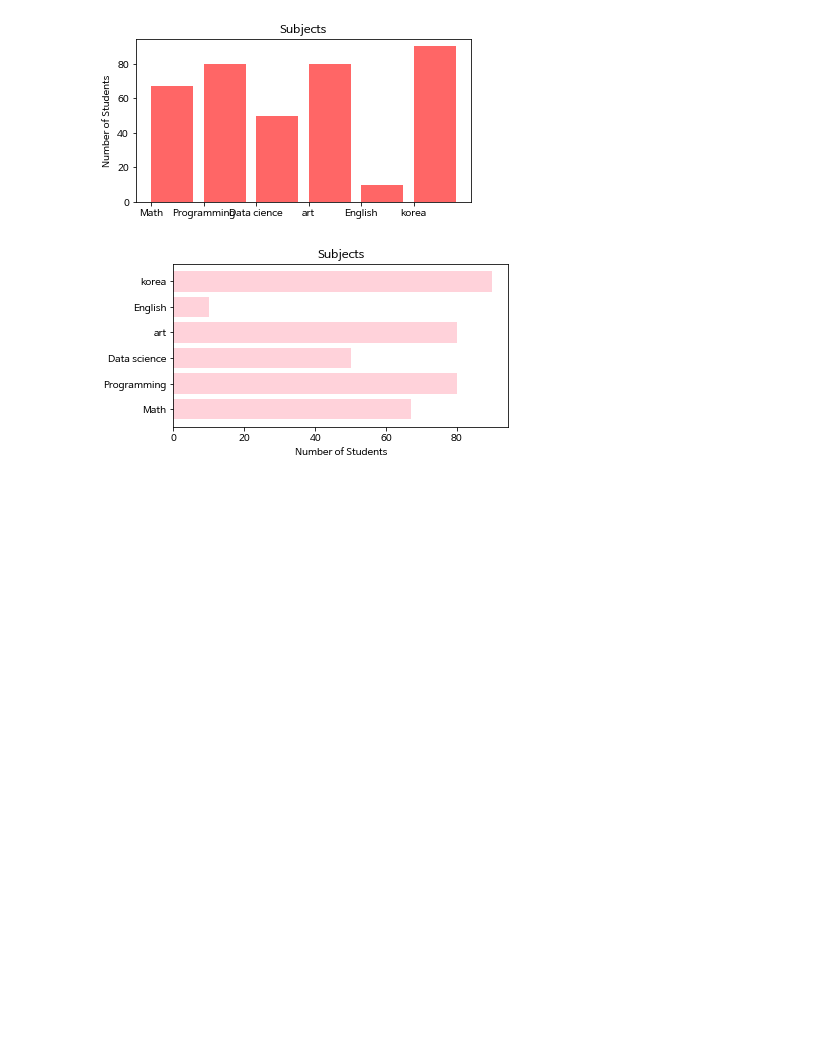
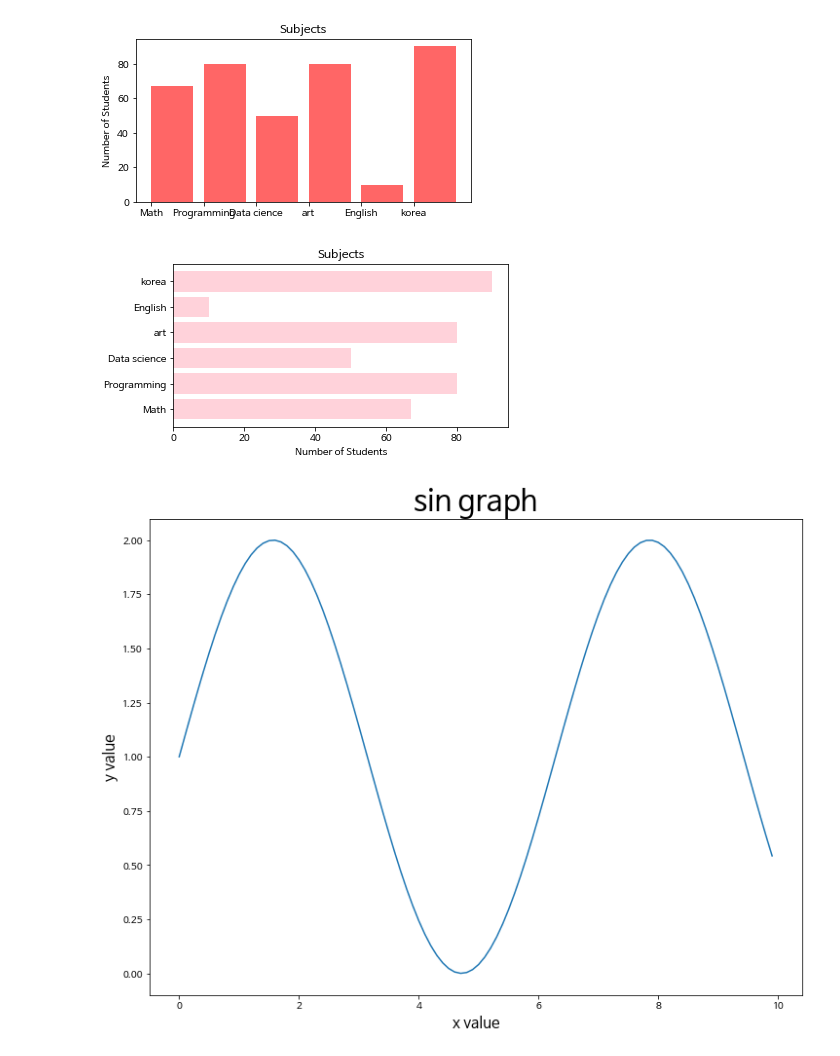
Before and after one commit to jeungsengho/python_6month, a Jupyter notebook: 4_matplotlib_모듈.ipynb, the cells around one changed output. Cells and saved outputs as stored; diff of their text form; code cells hidden in the pictures; blank space fills up the shorter version.

```diff
--- a/4_matplotlib_모듈.ipynb
+++ b/4_matplotlib_모듈.ipynb
@@ -287,3 +287,16 @@ plt.title('Subjects')
 plt.show()
 # %% [output]
 [figure]
+# %%
+x = np.arange(0, 10, 0.1)
+y = 1 + np.sin(x)
+
+plt.plot(x, y)
+
+plt.xlabel('x value', fontsize=15)
+plt.ylabel('y value', fontsize=15)
+plt.title('sin graph', fontsize=30)
+
+plt.show()
+# %% [output]
+[figure, added]
```
